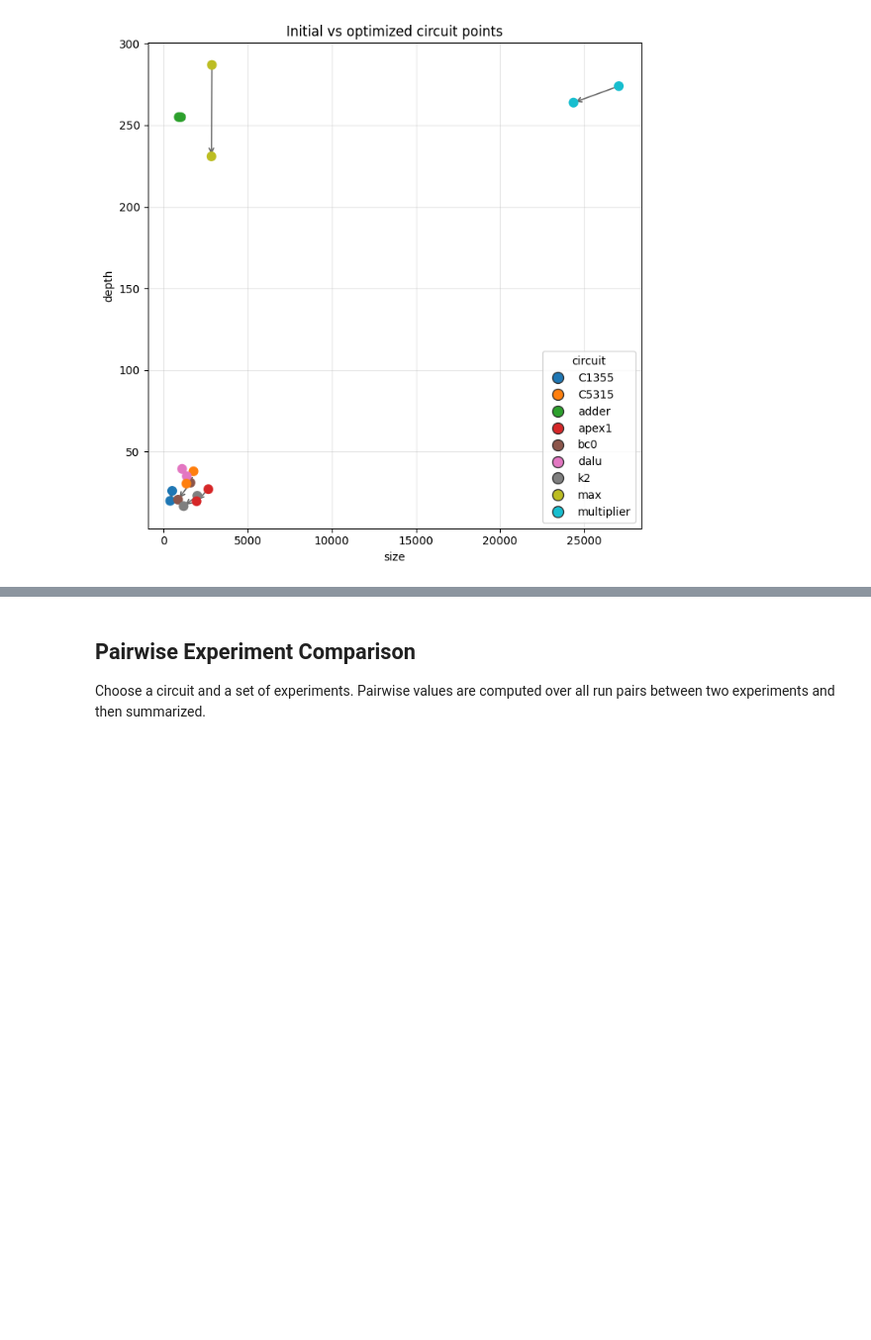
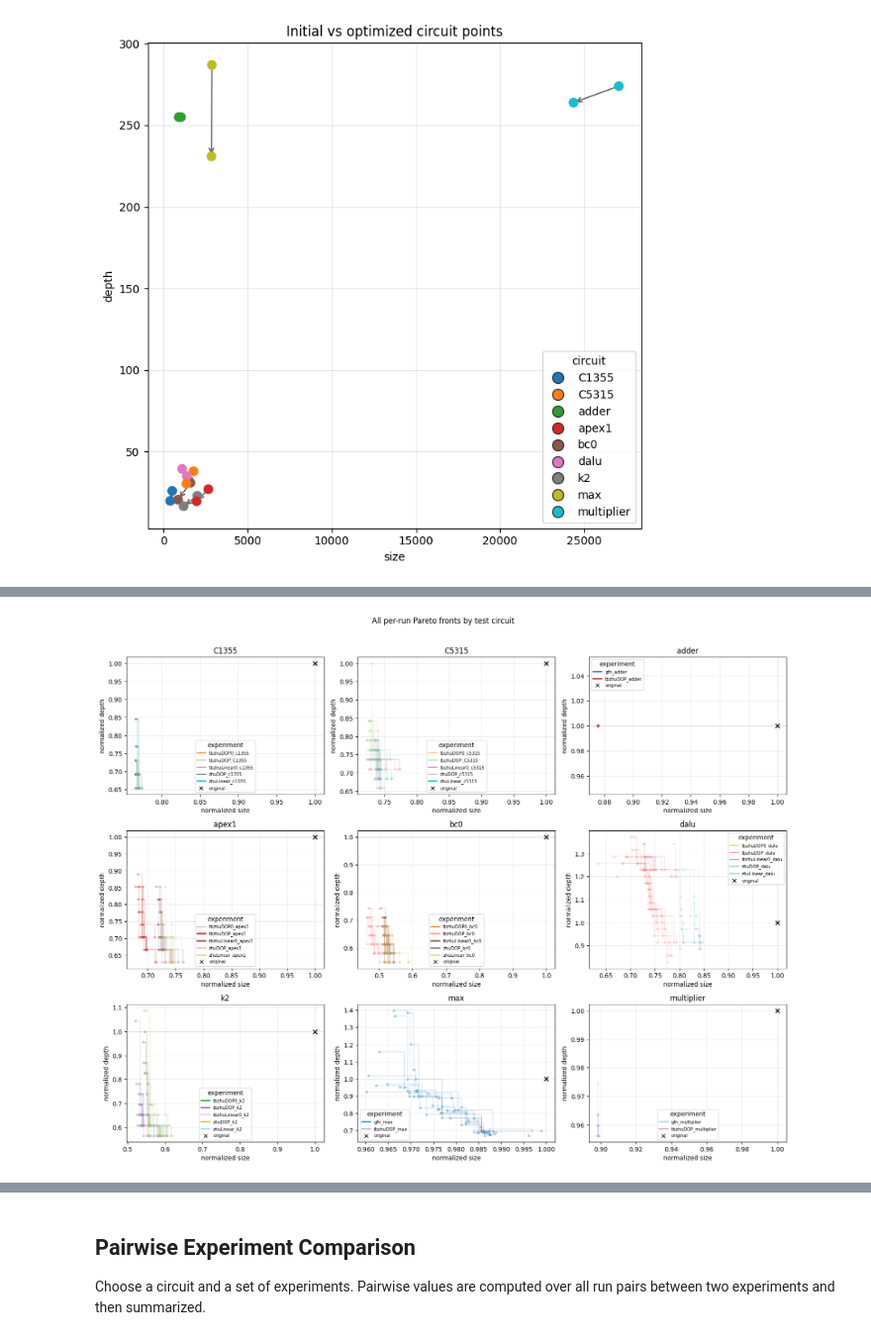
Before and after one commit to CHern0g0r/GFlowCircuit, a Jupyter notebook: ntb/show_report.ipynb, the cells around one changed output, grey strips where cells are left out. Shown at 99% size. Saved outputs shown, nothing was run; the diff lists cells and outputs as text; code cells hidden in the pictures; blank space fills up the shorter version.

```diff
--- a/ntb/show_report.ipynb
+++ b/ntb/show_report.ipynb
@@ -348,0 +373,76 @@ plt.show()
+# %%
+all_circuits = sorted(summary_df["circuit"].unique())
+all_experiments = sorted(summary_df["run_name"].unique())
+if not all_circuits:
+    raise ValueError("No circuits are available to plot.")
+
+experiment_cmap = plt.get_cmap("tab20", max(len(all_experiments), 1))
+experiment_colors = {
+    run_name: experiment_cmap(index)
+    for index, run_name in enumerate(all_experiments)
+}
+
+n_columns = min(3, len(all_circuits))
+n_rows = (len(all_circuits) + n_columns - 1) // n_columns
+fig, axes = plt.subplots(
+    n_rows,
+    n_columns,
+    figsize=(5.2 * n_columns, 4.2 * n_rows),
+    squeeze=False,
+)
+
+for ax, circuit in zip(axes.flat, all_circuits):
+    present_experiments = []
+    for run_name in all_experiments:
+        run_fronts = sorted(
+            (
+                (run_id, front)
+                for (name, run_id, front_circuit), front in fronts.items()
+                if name == run_name and front_circuit == circuit and front
+            ),
+            key=lambda item: item[0],
+        )
+        if run_fronts:
+            present_experiments.append(run_name)
+        for run_id, front in run_fronts:
+            front_array = np.asarray(sorted(front), dtype=float)
+            ax.step(
+                front_array[:, 0],
+                front_array[:, 1],
+                where="post",
+                color=experiment_colors[run_name],
+                linewidth=1.1,
+                alpha=0.22,
+            )
+            ax.scatter(
+                front_array[:, 0],
+                front_array[:, 1],
+                color=experiment_colors[run_name],
+                s=10,
+                alpha=0.28,
+            )
+
+    ax.scatter([1.0], [1.0], marker="x", s=45, color="black", zorder=5)
+    ax.axvline(1.0, color="0.75", linewidth=0.8, linestyle=":")
+    ax.axhline(1.0, color="0.75", linewidth=0.8, linestyle=":")
+    ax.set_title(str(circuit))
+    ax.set_xlabel("normalized size")
+    ax.set_ylabel("normalized depth")
+    ax.grid(True, alpha=0.25)
+    circuit_legend_handles = [
+        Line2D([0], [0], color=experiment_colors[name], linewidth=2, label=name)
+        for name in present_experiments
+    ]
+    circuit_legend_handles.append(
+        Line2D([0], [0], marker="x", color="black", linestyle="None", label="original")
+    )
+    ax.legend(handles=circuit_legend_handles, fontsize=7, title="experiment")
+
+for ax in axes.flat[len(all_circuits):]:
+    ax.remove()
+
+fig.suptitle("All per-run Pareto fronts by test circuit", y=0.995)
+fig.tight_layout(rect=(0.0, 0.02, 1.0, 0.98))
+plt.show()
+# %% [output]
+[figure, added]
```
Also changed, not shown: parts of 12 cells of this notebook.
